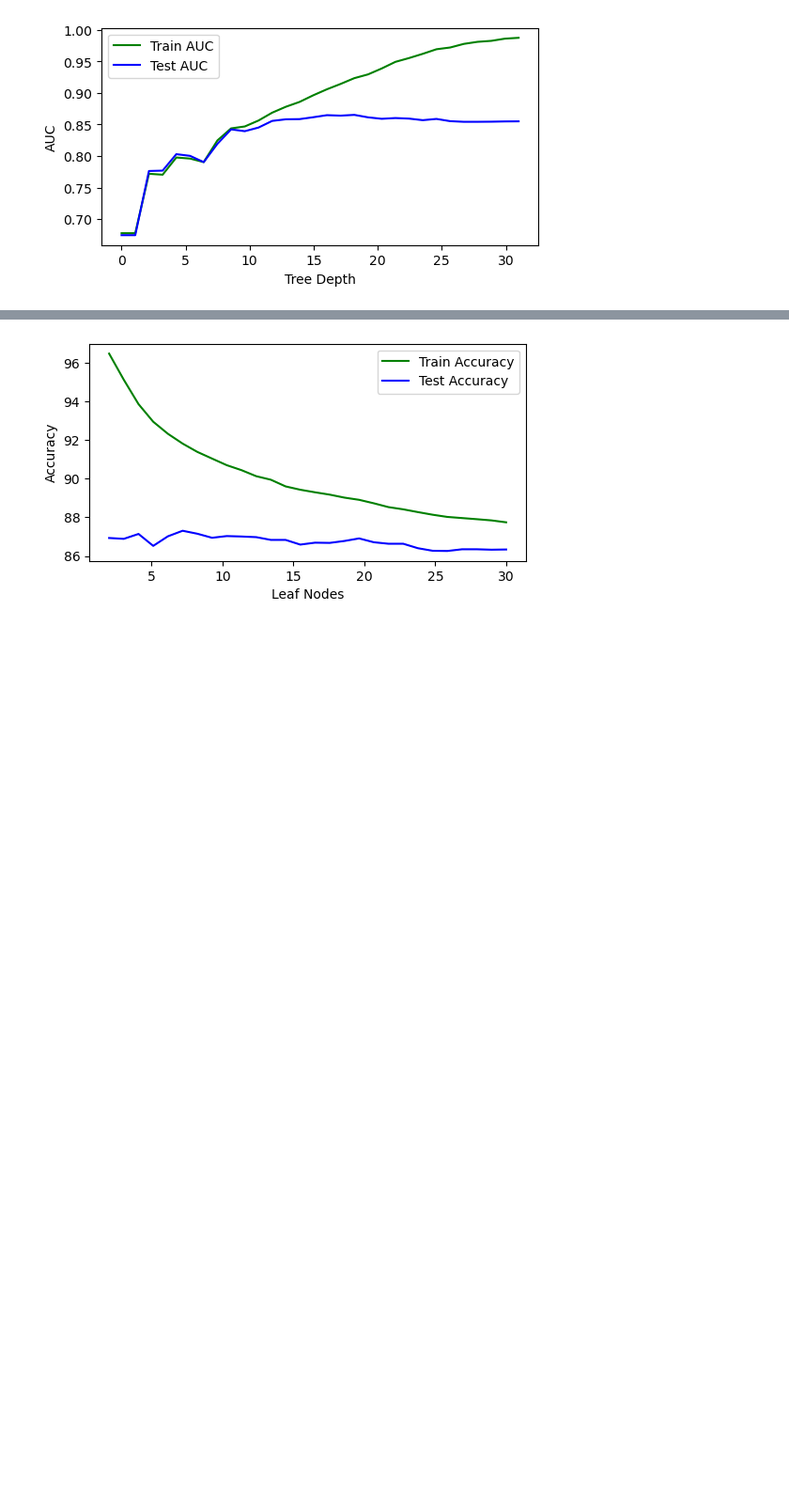
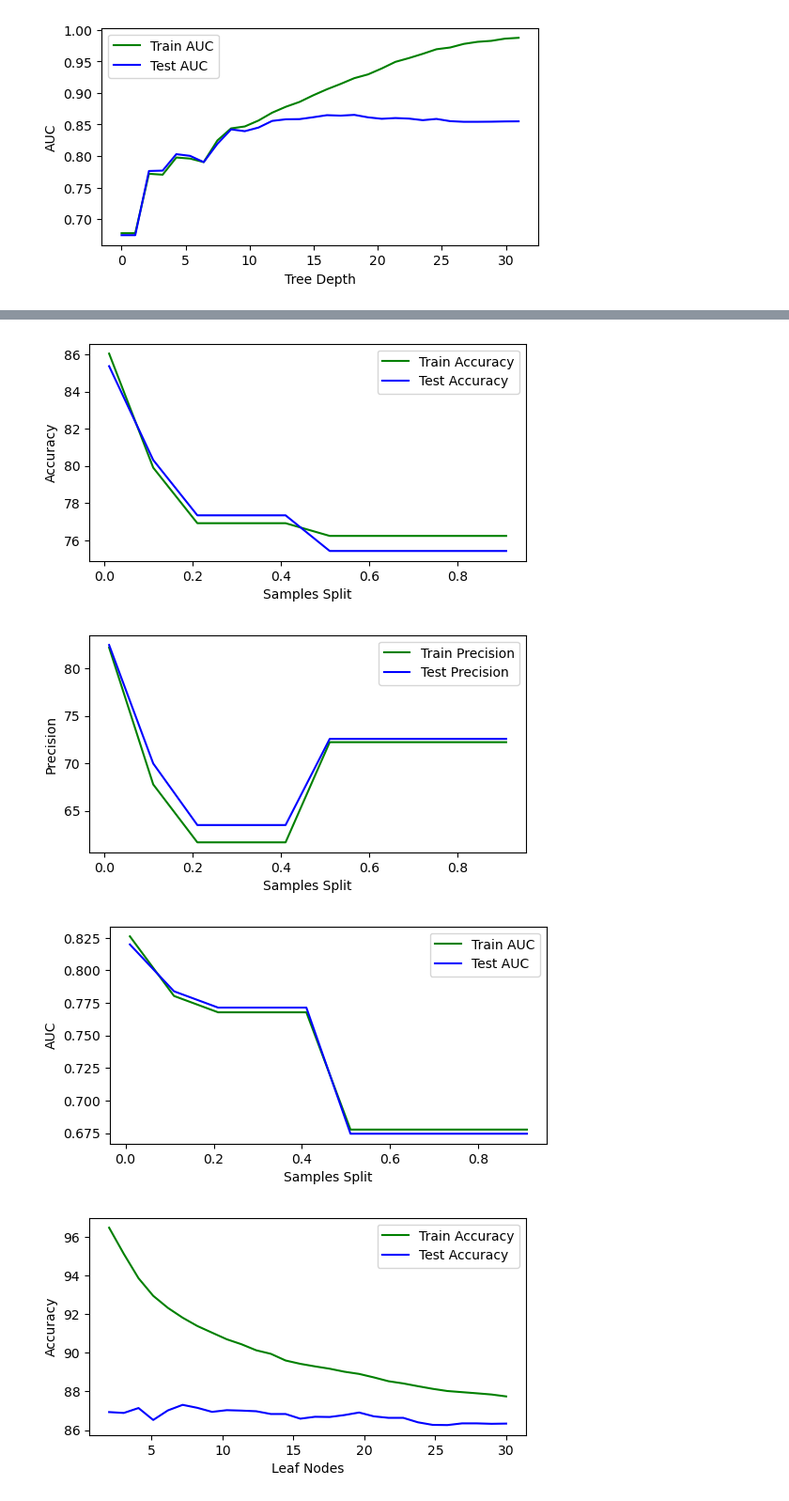
Before and after one commit to scarlettvalentin/hotel_reservations_project, a Jupyter notebook: notebook.ipynb, the cells around one changed output, grey strips where cells are left out. Shown at 94% size. Drawn from its saved outputs; the diff is of its cells as text; code cells hidden in the pictures; blank space fills up the shorter version.

```diff
--- a/notebook.ipynb
+++ b/notebook.ipynb
@@ -684,3 +610,79 @@ plt.show()
+# %%
+min_samples_splits = np.arange(0.01, 1.0, step=0.1)
+
+# Identify the optimal minimum samples split for the train data
+acc_train = []
+prec_train = []
+aucs_train = []
+
+for min_samples_split in min_samples_splits:
+    classifier = DecisionTreeClassifier(criterion='entropy', min_samples_split=min_samples_split, random_state=28)
+    classifier.fit(X_train_transformed, y_train)
+    y_pred_train = classifier.predict(X_train_transformed)
+
+    acc_score = accuracy_score(y_train,y_pred_train) * 100
+
+    prec_score = precision_score(y_train,y_pred_train) * 100
+
+    false_positive_rate, true_positive_rate, thresholds = roc_curve(y_train,y_pred_train)
+    roc_auc = auc(false_positive_rate, true_positive_rate)
+
+    acc_train.append(acc_score)
+    prec_train.append(prec_score)
+    aucs_train.append(roc_auc)
+
+
+# Identify the optimal minimum samples split for the test data
+acc = []
+prec = []
+aucs = []
+
+for min_samples_split in min_samples_splits:
+    classifier = DecisionTreeClassifier(criterion='entropy', min_samples_split=min_samples_split, random_state=28)
+    classifier.fit(X_train_transformed, y_train)
+    y_pred_test = classifier.predict(X_test_transformed)
+
+    acc_score = accuracy_score(y_test,y_pred_test) * 100
+
+    prec_score = precision_score(y_test,y_pred_test) * 100
+
+    false_positive_rate, true_positive_rate, thresholds = roc_curve(y_test, y_pred_test)
+    roc_auc = auc(false_positive_rate, true_positive_rate)
+
+    acc.append(acc_score)
+    prec.append(prec_score)
+    aucs.append(roc_auc)
+
+# Plot accuracy for train and test data given various min samples split
+plt.figure(figsize=(6,3))
+plt.plot(min_samples_splits, acc_train, label='Train Accuracy', c='green')
+plt.plot(min_samples_splits, acc, label='Test Accuracy', c='blue')
+plt.xlabel('Samples Split')
+plt.ylabel('Accuracy')
+plt.legend()
+plt.show()
+
+# Plot precision for train and test data given various min samples split
+plt.figure(figsize=(6,3))
+plt.plot(min_samples_splits, prec_train, label='Train Precision', c='green')
+plt.plot(min_samples_splits, prec, label='Test Precision', c='blue')
+plt.xlabel('Samples Split')
+plt.ylabel('Precision')
+plt.legend()
+plt.show()
+
+# Plot AUC for train and test data given various min samples split
+plt.figure(figsize=(6,3))
+plt.plot(min_samples_splits, aucs_train, label='Train AUC', c='green')
+plt.plot(min_samples_splits, aucs, label='Test AUC', c='blue')
+plt.xlabel('Samples Split')
+plt.ylabel('AUC')
+plt.legend()
+plt.show()
+# %% [output]
+[figure, added]
+[figure, added]
+[figure, added]
 # %%
 # Identify the optimal minimum samples leaf for the train data
 acc_train = []
```
Also changed, not shown: parts of 3 cells of this notebook.
